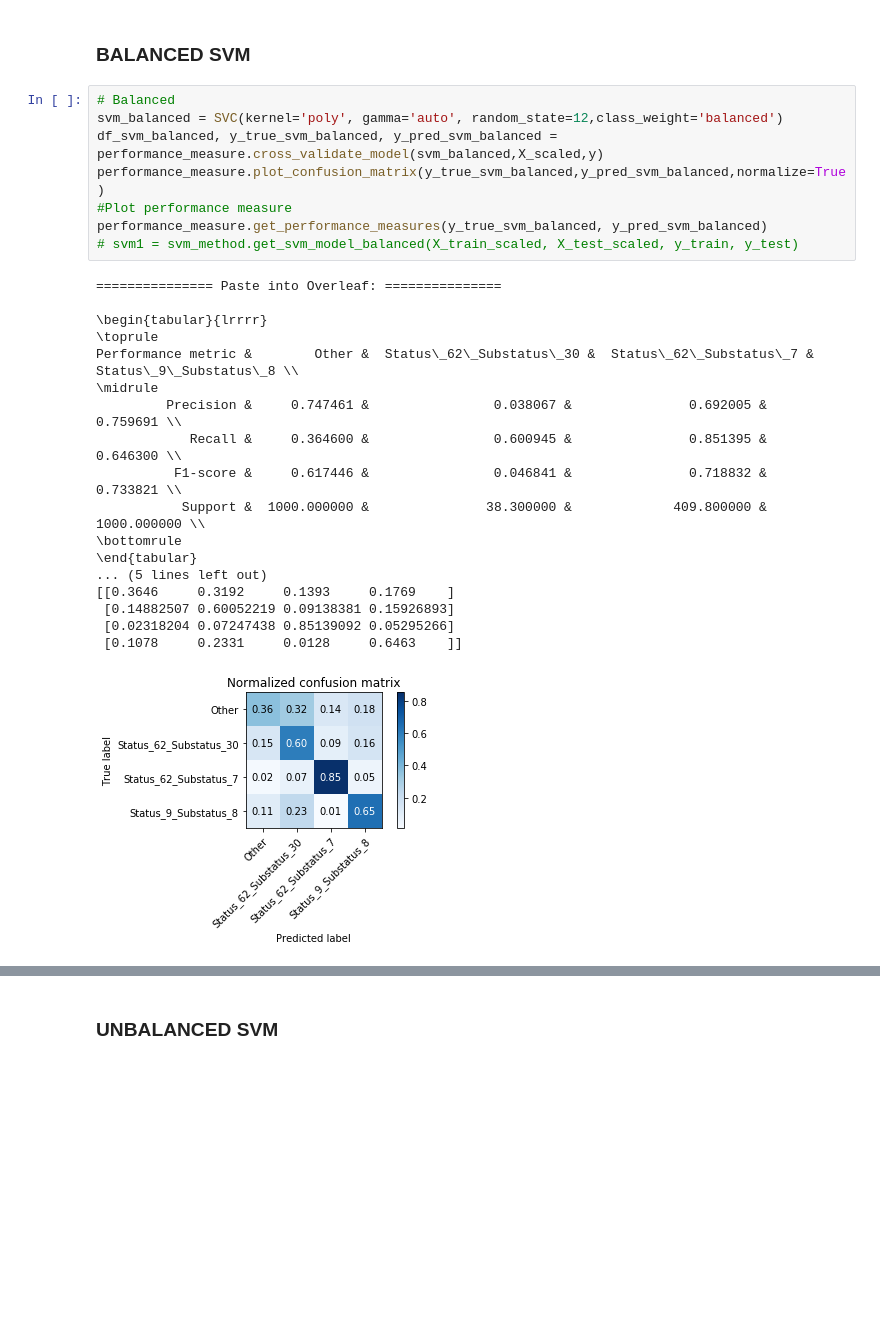
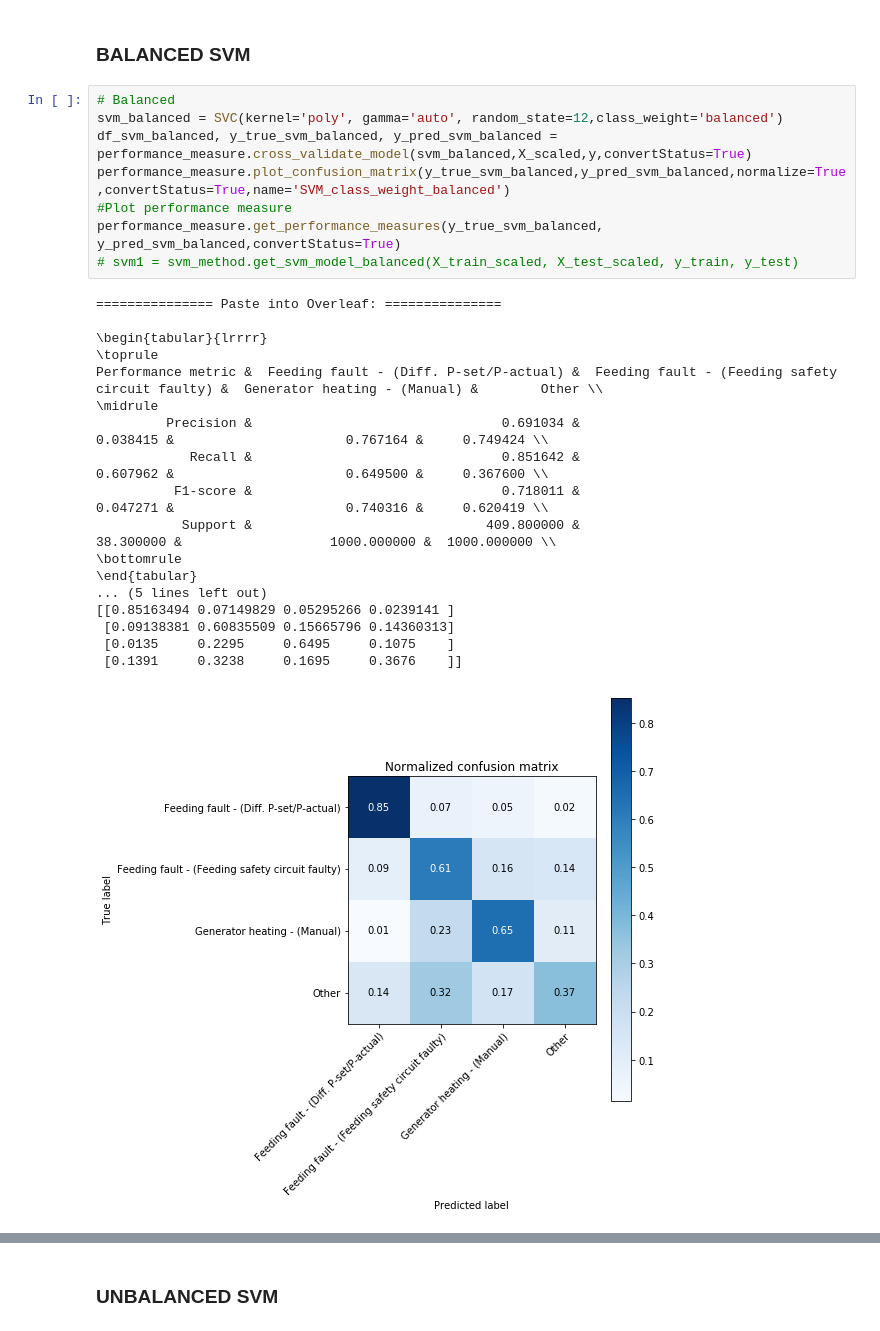
Before and after one commit to StianIsmar/project-thesis, a Jupyter notebook: TE/models/run_models_stian.ipynb, the cells around one changed output, grey strips where cells are left out. Cells and saved outputs as stored; diff of their text form; blank space fills up the shorter version.

```diff
--- a/TE/models/run_models_stian.ipynb
+++ b/TE/models/run_models_stian.ipynb
@@ -341,27 +360,27 @@ from sklearn.svm import SVC
 # %%
 # Balanced
 svm_balanced = SVC(kernel='poly', gamma='auto', random_state=12,class_weight='balanced')
-df_svm_balanced, y_true_svm_balanced, y_pred_svm_balanced = performance_measure.cross_validate_model(svm_balanced,X_scaled,y)
-performance_measure.plot_confusion_matrix(y_true_svm_balanced,y_pred_svm_balanced,normalize=True)
+df_svm_balanced, y_true_svm_balanced, y_pred_svm_balanced = performance_measure.cross_validate_model(svm_balanced,X_scaled,y,convertStatus=True)
+performance_measure.plot_confusion_matrix(y_true_svm_balanced,y_pred_svm_balanced,normalize=True,convertStatus=True,name='SVM_class_weight_balanced')
 #Plot performance measure
-performance_measure.get_performance_measures(y_true_svm_balanced, y_pred_svm_balanced)
+performance_measure.get_performance_measures(y_true_svm_balanced, y_pred_svm_balanced,convertStatus=True)
 # svm1 = svm_method.get_svm_model_balanced(X_train_scaled, X_test_scaled, y_train, y_test)
 # %% [output]
 =============== Paste into Overleaf: ===============
 
 \begin{tabular}{lrrrr}
 \toprule
-Performance metric &        Other &  Status\_62\_Substatus\_30 &  Status\_62\_Substatus\_7 &  Status\_9\_Substatus\_8 \\
+Performance metric &  Feeding fault - (Diff. P-set/P-actual) &  Feeding fault - (Feeding safety circuit faulty) &  Generator heating - (Manual) &        Other \\
 \midrule
-         Precision &     0.747461 &                0.038067 &               0.692005 &              0.759691 \\
-            Recall &     0.364600 &                0.600945 &               0.851395 &              0.646300 \\
-          F1-score &     0.617446 &                0.046841 &               0.718832 &              0.733821 \\
-           Support &  1000.000000 &               38.300000 &             409.800000 &           1000.000000 \\
+         Precision &                                0.691034 &                                         0.038415 &                      0.767164 &     0.749424 \\
+            Recall &                                0.851642 &                                         0.607962 &                      0.649500 &     0.367600 \\
+          F1-score &                                0.718011 &                                         0.047271 &                      0.740316 &     0.620419 \\
+           Support &                              409.800000 &                                        38.300000 &                   1000.000000 &  1000.000000 \\
 \bottomrule
 \end{tabular}
 ... (5 lines left out)
-[[0.3646     0.3192     0.1393     0.1769    ]
- [0.14882507 0.60052219 0.09138381 0.15926893]
- [0.02318204 0.07247438 0.85139092 0.05295266]
- [0.1078     0.2331     0.0128     0.6463    ]]
+[[0.85163494 0.07149829 0.05295266 0.0239141 ]
+ [0.09138381 0.60835509 0.15665796 0.14360313]
+ [0.0135     0.2295     0.6495     0.1075    ]
+ [0.1391     0.3238     0.1695     0.3676    ]]
-[figure, old version]
+[figure, new version]
```
Also changed, not shown: parts of 24 cells of this notebook, 12 other files.
